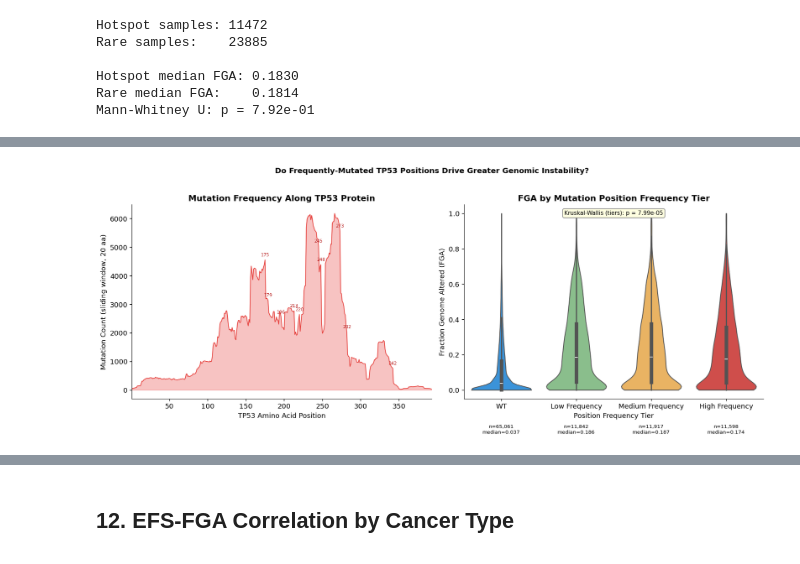
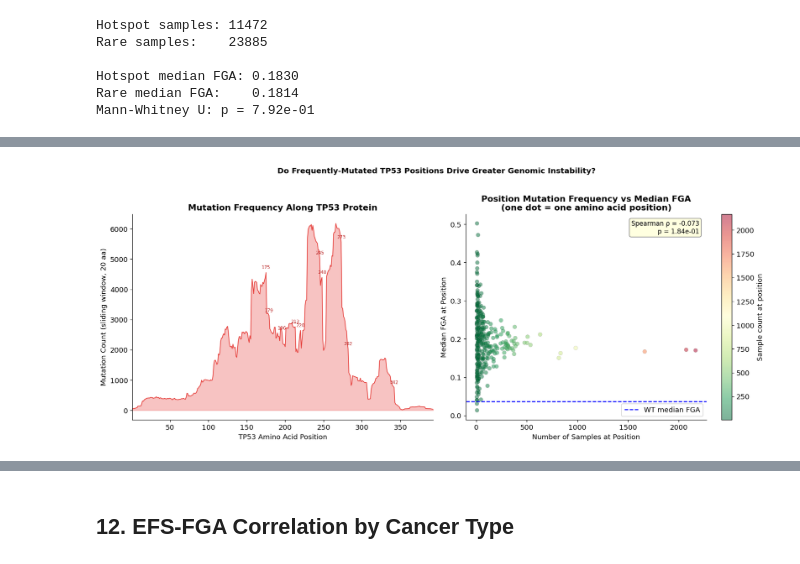
Before and after one commit to OrnitB/cancer_bioinformatics, a Jupyter notebook: project/tp53_cnv_analysis.ipynb, the cells around one changed output, grey strips where cells are left out. Drawn from its saved outputs; the diff is of its cells as text; code cells hidden in the pictures.

```diff
--- a/project/tp53_cnv_analysis.ipynb
+++ b/project/tp53_cnv_analysis.ipynb
@@ -904,8 +904,9 @@ Mann-Whitney U: p = 7.92e-01
 # %%
 # Figure 7: Mutation frequency by amino acid position vs FGA
 import re
+from scipy.stats import spearmanr
 
-# Extract amino acid position from mutation name (e.g. R175H -> 175, G245S -> 245)
+# Extract amino acid position from mutation name
 def extract_position(mut):
     m = re.search(r'[A-Z*]?(\d+)', str(mut))
     return int(m.group(1)) if m else None
@@ -915,40 +916,35 @@ df_mutants['aa_position'] = df_mutants['TP53_mutation'].apply(extract_position)
 df_mutants = df_mutants.dropna(subset=['aa_position'])
 df_mutants['aa_position'] = df_mutants['aa_position'].astype(int)
 
-# Count samples per position
-pos_counts = df_mutants['aa_position'].value_counts().rename('n_samples')
-df_mutants['pos_frequency'] = df_mutants['aa_position'].map(pos_counts)
+# Aggregate to position level: frequency + median FGA per position
+pos_stats = df_mutants.groupby('aa_position').agg(
+    n_samples=('FGA', 'count'),
+    median_FGA=('FGA', 'median')
+).reset_index()
+pos_stats = pos_stats[pos_stats['n_samples'] >= 5]
+print(f'Positions with >= 5 samples: {len(pos_stats)}')
 
-# Bin positions into frequency tertiles
-df_mutants['freq_tier'] = pd.qcut(df_mutants['pos_frequency'], q=3, labels=['Low Frequency', 'Medium Frequency', 'High Frequency'])
-
-# Stats: Kruskal-Wallis across tiers
-from scipy.stats import kruskal, mannwhitneyu
-groups = [df_mutants.loc[df_mutants['freq_tier'] == t, 'FGA'].dropna()
-          for t in ['Low Frequency', 'Medium Frequency', 'High Frequency']]
-kw_stat, kw_p = kruskal(*groups)
-print(f'Kruskal-Wallis across frequency tiers: p = {kw_p:.2e}')
-for t, g in zip(['Low', 'Medium', 'High'], groups):
-    print(f'  {t}: n={len(g):,}, median FGA={g.median():.4f}')
+# Spearman correlation: position frequency vs median FGA
+rho, p_corr = spearmanr(pos_stats['n_samples'], pos_stats['median_FGA'])
+print(f'Spearman rho = {rho:.4f}, p = {p_corr:.2e}')
 
 # --- Figure ---
 fig, axes = plt.subplots(1, 2, figsize=(15, 6))
 
-# --- Panel A: Mutation frequency along TP53 protein (lollipop) ---
+# --- Panel A: Mutation frequency along TP53 protein ---
 ax = axes[0]
-# Sliding window (20 aa) for smoothed view
 window = 20
-positions = range(1, 394)
+positions = list(range(1, 394))
+pos_count_series = df_mutants['aa_position'].value_counts()
 window_counts = []
 for p in positions:
-    count = pos_counts[(pos_counts.index >= p) & (pos_counts.index < p + window)].sum()
+    count = pos_count_series[(pos_count_series.index >= p) & (pos_count_series.index < p + window)].sum()
     window_counts.append(count)
 
-ax.fill_between(list(positions), window_counts, alpha=0.3, color='#E53935')
-ax.plot(list(positions), window_counts, color='#E53935', linewidth=1)
+ax.fill_between(positions, window_counts, alpha=0.3, color='#E53935')
+ax.plot(positions, window_counts, color='#E53935', linewidth=1)
 
-# Mark top positions
-top_positions = pos_counts.head(10)
+top_positions = pos_count_series.head(10)
 for pos, count in top_positions.items():
     wc = window_counts[pos - 1]
     ax.annotate(str(pos), xy=(pos, wc), xytext=(0, 6),
@@ -959,34 +955,22 @@ ax.set_ylabel(f'Mutation Count (sliding window, {window} aa)')
 ax.set_title('Mutation Frequency Along TP53 Protein', fontweight='bold')
 ax.set_xlim(1, 393)
 
-# --- Panel B: FGA by position frequency tier ---
+# --- Panel B: Position frequency vs median FGA ---
 ax = axes[1]
-order_t = ['Low Frequency', 'Medium Frequency', 'High Frequency']
-palette_t = ['#81C784', '#FFB74D', '#E53935']
-wt_plot = df_analysis[df_analysis['TP53_mut_simple'] == 'WT'][['FGA']].copy()
-wt_plot['freq_tier'] = 'WT'
-combined_t = pd.concat([wt_plot.rename(columns={'freq_tier': 'freq_tier'}), df_mutants[['FGA', 'freq_tier']]], ignore_index=True)
-full_order = ['WT'] + order_t
-full_palette = [COLORS['WT']] + palette_t
+sc = ax.scatter(pos_stats['n_samples'], pos_stats['median_FGA'],
+                alpha=0.5, edgecolors='gray', linewidth=0.3, s=40,
+                c=pos_stats['n_samples'], cmap='RdYlGn_r')
+plt.colorbar(sc, ax=ax, label='Sample count at position')
 
-sns.violinplot(data=combined_t, x='freq_tier', y='FGA', order=full_order, palette=full_palette, inner='box', cut=0, ax=ax)
+ax.axhline(y=wt_fga.median(), color='blue', linestyle='--', linewidth=1.5, label='WT median FGA')
+ax.set_xlabel('Number of Samples at Position')
+ax.set_ylabel('Median FGA at Position')
+ax.set_title('Position Mutation Frequency vs Median FGA\n(one dot = one amino acid position)', fontweight='bold')
+ax.legend()
 
-ax.set_title('FGA by Mutation Position Frequency Tier', fontweight='bold')
-ax.set_xlabel('Position Frequency Tier')
-ax.set_ylabel('Fraction Genome Altered (FGA)')
-
-# Annotate medians and sample sizes
-from matplotlib.transforms import blended_transform_factory
-trans = blended_transform_factory(ax.transData, ax.transAxes)
-for i, grp in enumerate(full_order):
-    sub = combined_t[combined_t['freq_tier'] == grp]['FGA'].dropna()
-    ax.text(i, -0.13, f'n={len(sub):,}\nmedian={sub.median():.3f}',
-            ha='center', va='top', fontsize=8,
-            transform=trans, clip_on=False)
-
-p_str = f'Kruskal-Wallis (tiers): p = {kw_p:.2e}'
-ax.annotate(p_str, xy=(0.5, 0.97), xycoords='axes fraction',
-            ha='center', va='top', fontsize=9,
+rho_str = f'Spearman ρ = {rho:.3f}\np = {p_corr:.2e}'
+ax.annotate(rho_str, xy=(0.97, 0.97), xycoords='axes fraction',
+            ha='right', va='top', fontsize=10,
             bbox=dict(boxstyle='round,pad=0.3', facecolor='lightyellow', edgecolor='gray'))
 
 fig.suptitle('Do Frequently-Mutated TP53 Positions Drive Greater Genomic Instability?',
@@ -1002 +984 @@ Kruskal-Wallis across frequency tiers: p = 7.99e-05
-[figure, old version]
+[figure, new version]
```
Also changed, not shown: parts of 5 cells of this notebook, 4 other files.
